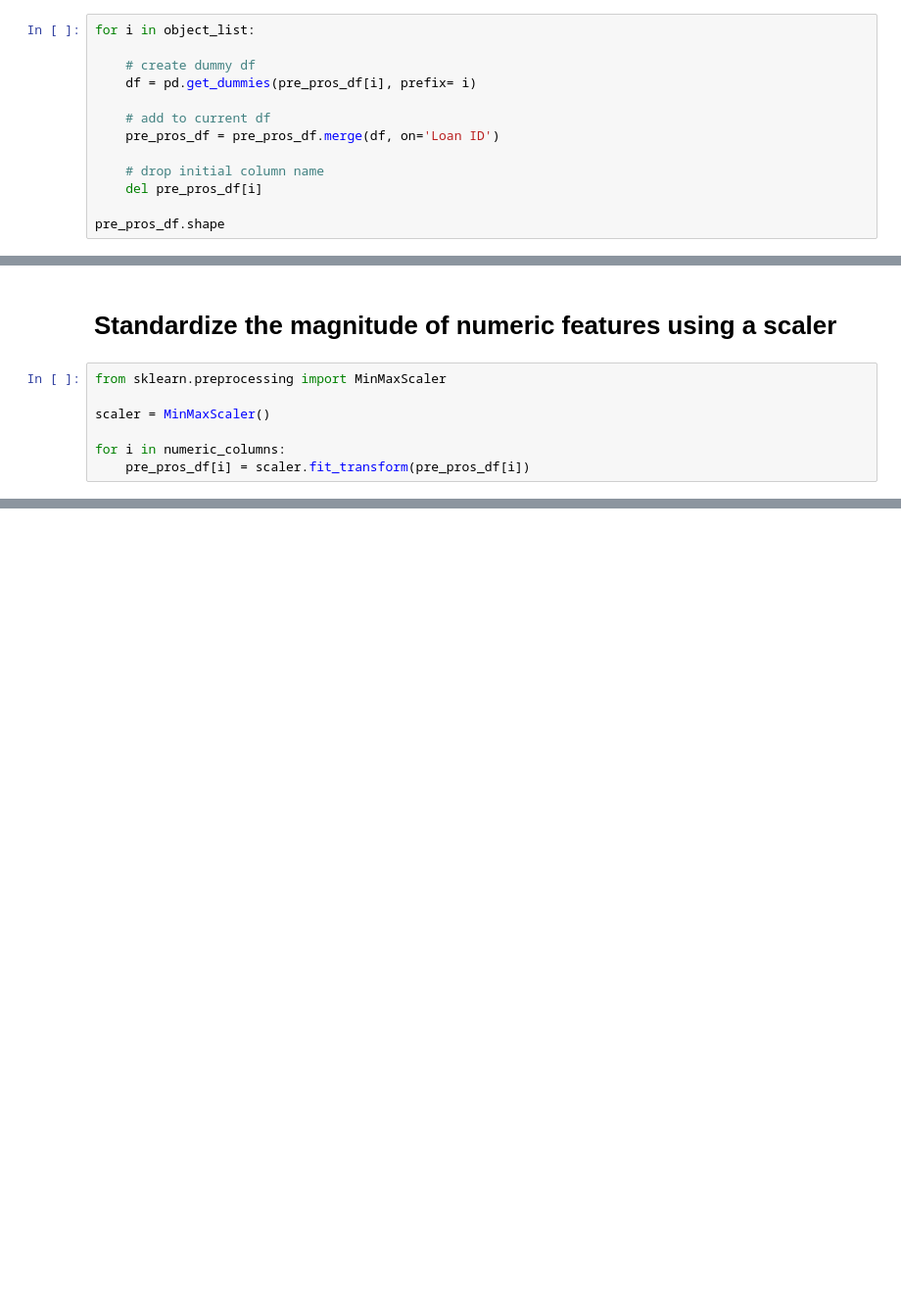
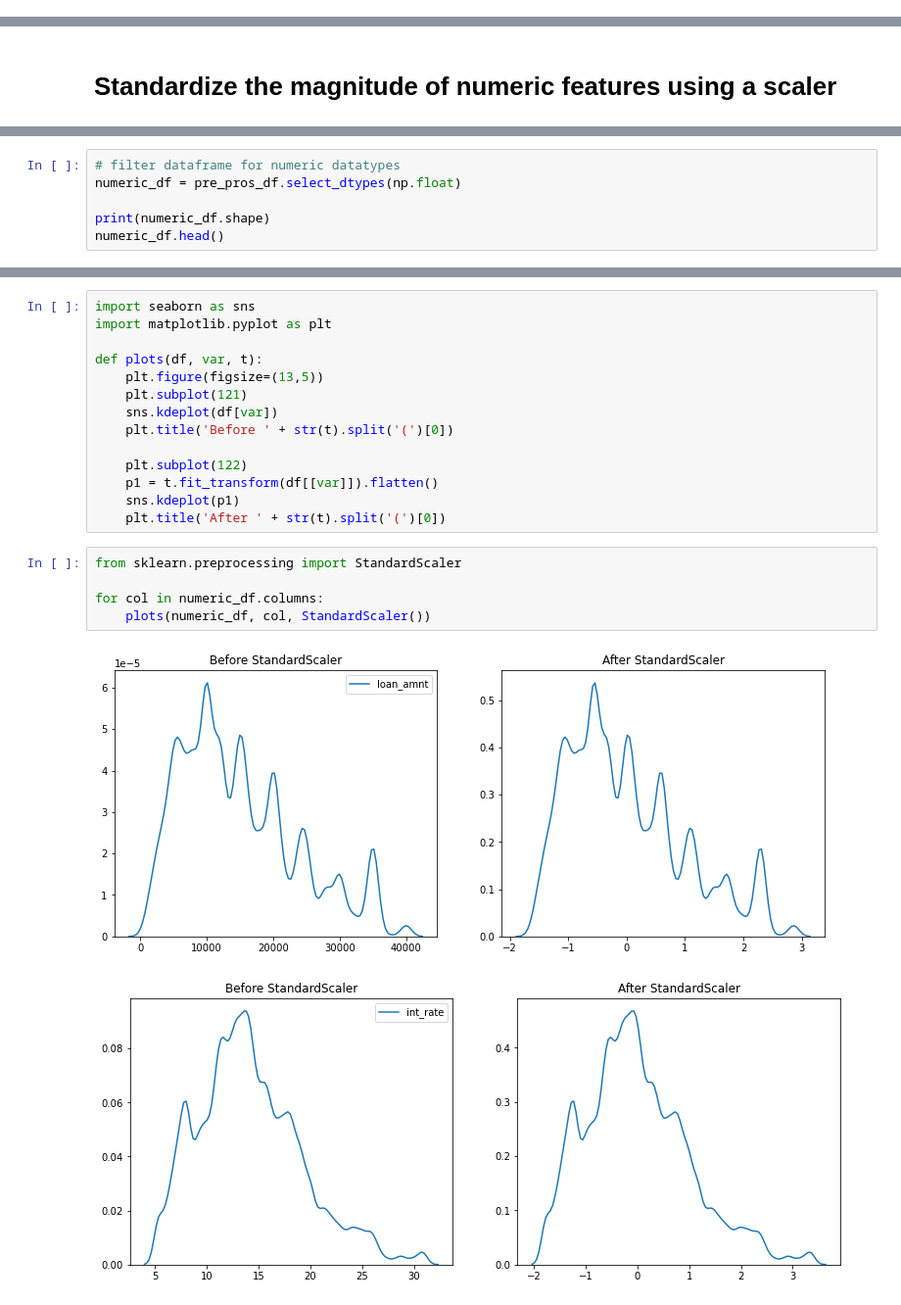
Before and after one commit to jjobes90/Loan-Approval, a Jupyter notebook: Pre_processing.ipynb, the cells around one changed output, grey strips where cells are left out. Shown at 98% size. Cells and saved outputs as stored; diff of their text form; blank space fills up the shorter version.

```diff
--- a/Pre_processing.ipynb
+++ b/Pre_processing.ipynb
@@ -128,15 +91,2 @@ numeric_columns
 # %% [markdown]
 # Get dummy variables for catagorical columns
-# %%
-for i in object_list:
-
-    # create dummy df
-    df = pd.get_dummies(pre_pros_df[i], prefix= i)
-
-    # add to current df
-    pre_pros_df = pre_pros_df.merge(df, on='Loan ID')
-
-    # drop initial column name
-    del pre_pros_df[i]
-
-pre_pros_df.shape
@@ -156,9 +134,2 @@ pre_pros_df.head()
 # %% [markdown]
 # Standardize the magnitude of numeric features using a scaler
-# %%
-from sklearn.preprocessing import MinMaxScaler
-
-scaler = MinMaxScaler()
-
-for i in numeric_columns:
-    pre_pros_df[i] = scaler.fit_transform(pre_pros_df[i])
@@ -185,0 +136,6 @@ Name: num_tl_120dpd_2m, dtype: int64
+# %%
+# filter dataframe for numeric datatypes
+numeric_df = pre_pros_df.select_dtypes(np.float)
+
+print(numeric_df.shape)
+numeric_df.head()
@@ -185,0 +163,22 @@ Name: num_tl_120dpd_2m, dtype: int64
+# %%
+import seaborn as sns
+import matplotlib.pyplot as plt
+
+def plots(df, var, t):
+    plt.figure(figsize=(13,5))
+    plt.subplot(121)
+    sns.kdeplot(df[var])
+    plt.title('Before ' + str(t).split('(')[0])
+
+    plt.subplot(122)
+    p1 = t.fit_transform(df[[var]]).flatten()
+    sns.kdeplot(p1)
+    plt.title('After ' + str(t).split('(')[0])
+# %%
+from sklearn.preprocessing import StandardScaler
+
+for col in numeric_df.columns:
+    plots(numeric_df, col, StandardScaler())
+# %% [output]
+[figure, added]
+[figure, added]
```
Also changed, not shown: parts of 37 cells of this notebook.
